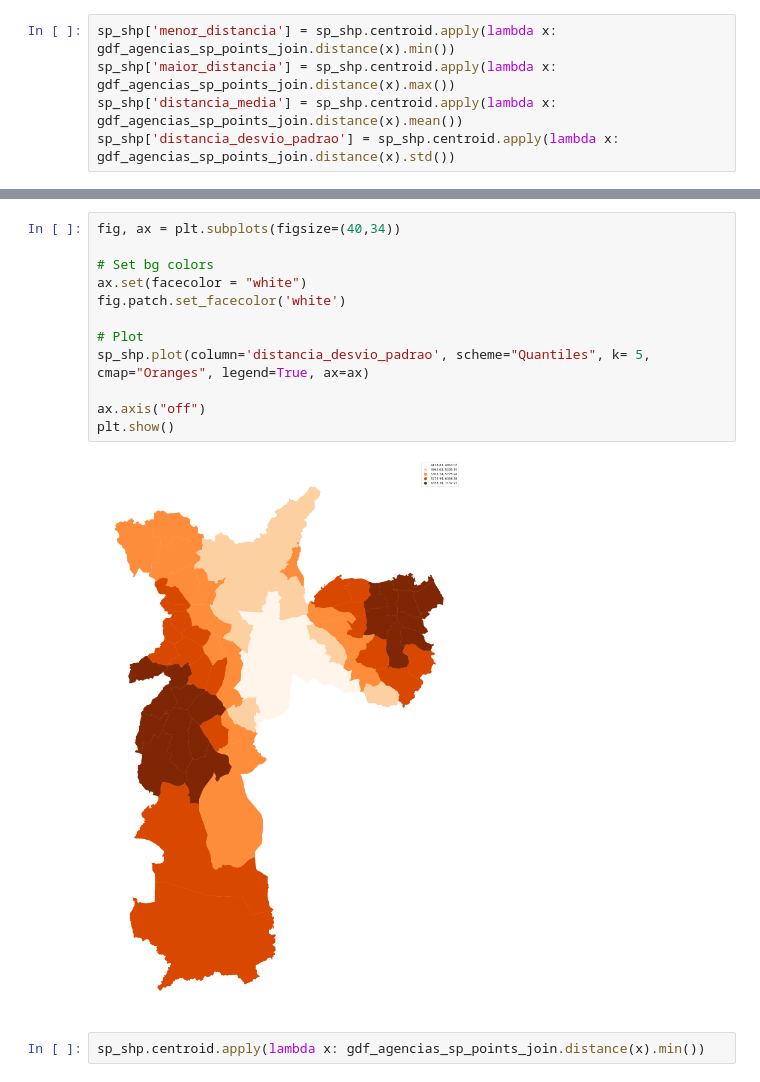
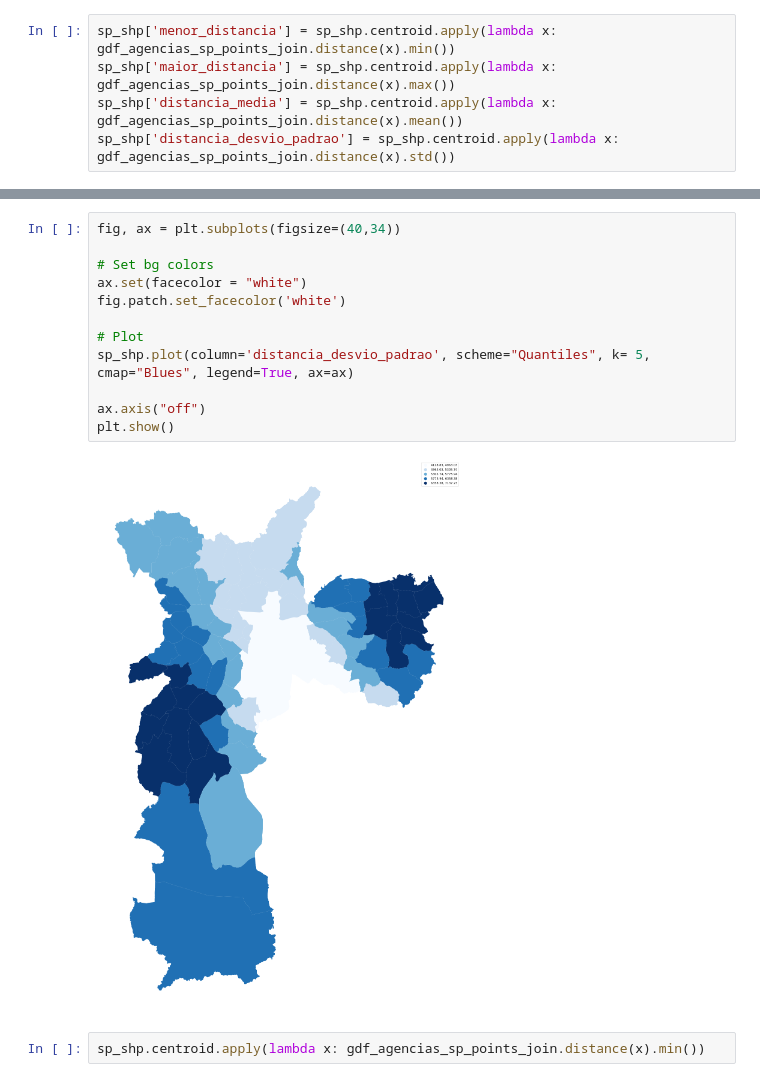
Before and after one commit to ricardobreis/Exploratory-Data-Analysis-Bancarization, a Jupyter notebook: src/distance.ipynb, the cells around one changed output, grey strips where cells are left out. Drawn from its saved outputs; the diff is of its cells as text.

```diff
--- a/src/distance.ipynb
+++ b/src/distance.ipynb
@@ -195,17 +194,17 @@ plt.show()
 # %%
 fig, ax = plt.subplots(figsize=(40,34))
 
 # Set bg colors
 ax.set(facecolor = "white")
 fig.patch.set_facecolor('white')
 
 # Plot
-sp_shp.plot(column='distancia_desvio_padrao', scheme="Quantiles", k= 5, cmap="Oranges", legend=True, ax=ax)
+sp_shp.plot(column='distancia_desvio_padrao', scheme="Quantiles", k= 5, cmap="Blues", legend=True, ax=ax)
 
 ax.axis("off")
 plt.show()
 # %% [output]
-[figure, old version]
+[figure, new version]
 # %%
 sp_shp.centroid.apply(lambda x: gdf_agencias_sp_points_join.distance(x).min())
 # %% [output]
```
Also changed, not shown: parts of 7 cells of this notebook.
